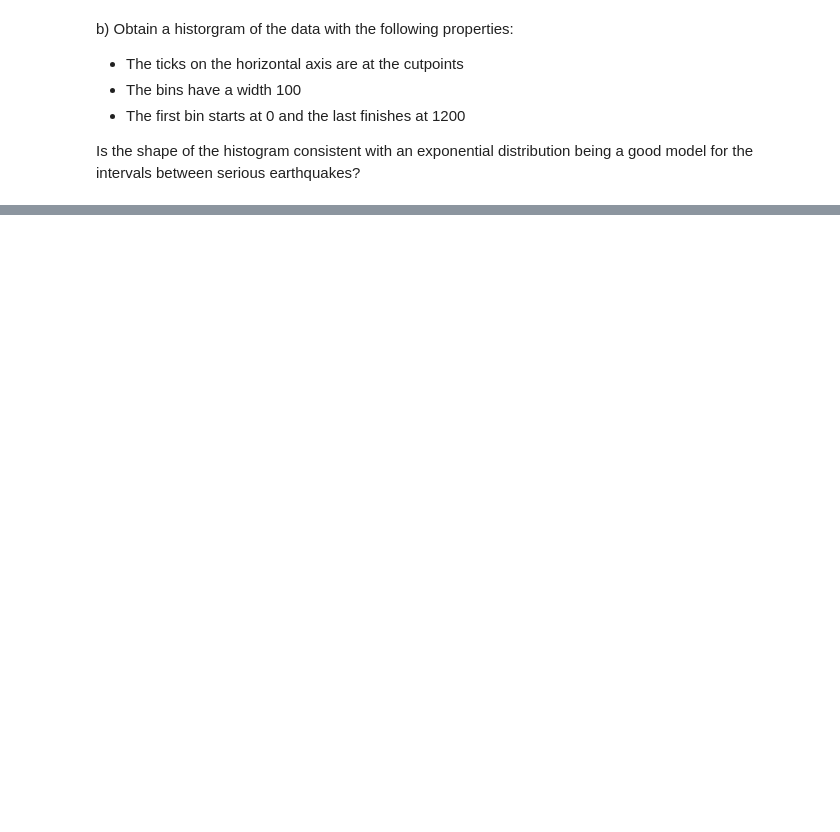
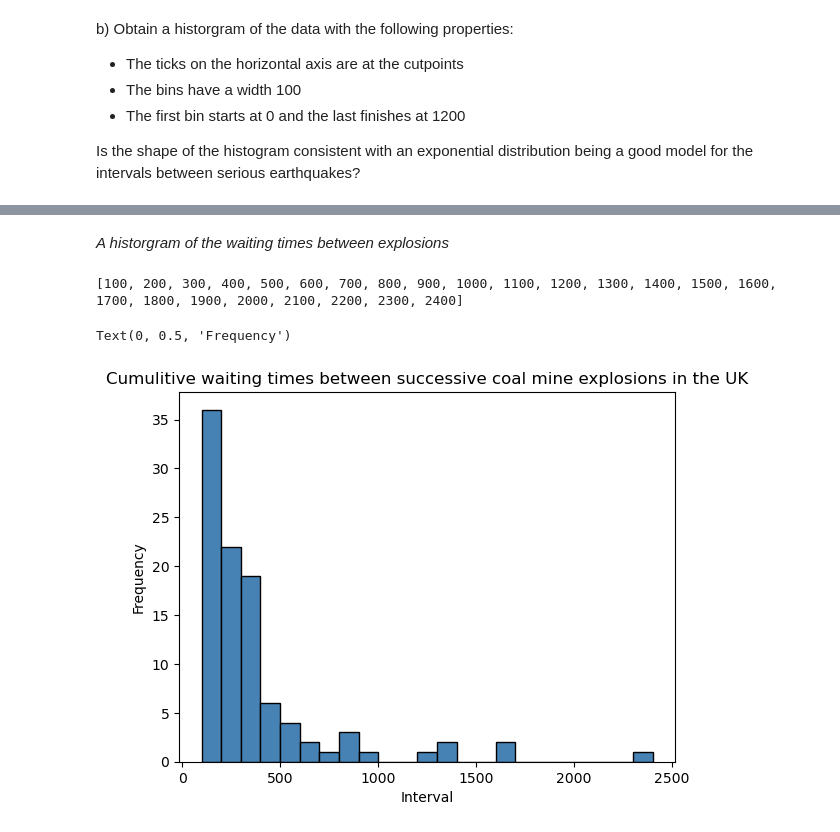
Before and after one commit to segunlonge/OU-M248-Computer-Activities-using-Python, a Jupyter notebook: 10. Computer Book A - The Poisson Processes.ipynb, the cells around one changed output, grey strips where cells are left out. Drawn from its saved outputs; the diff is of its cells as text; code cells hidden in the pictures; blank space fills up the shorter version.

```diff
--- a/10. Computer Book A - The Poisson Processes.ipynb
+++ b/10. Computer Book A - The Poisson Processes.ipynb
@@ -136,0 +221,26 @@ Is the shape of the histogram consistent with an exponential distribution being
+# %% [markdown]
+*A historgram of the waiting times between explosions*
+# %%
+import pandas as pd
+import matplotlib.pyplot as plt
+
+# Load data from csv
+df = pd.read_csv(r'C:\Python\OU M248 Data Analysis using Python\Data files\coal.csv')
+
+# print(df.head()) #return the first 5 rows of the dataframe
+
+# Define cutpoints
+cutpoints = list(range(100, 2401, 100))
+print(cutpoints)
+
+# Plot histogram from Weight change column
+plt.hist(df['Interval'], bins=cutpoints, color='steelblue', edgecolor='black', density=False) #Density=False means not to convert to unit area histog
+
+# Add labels and a title
+plt.title('Cumulitive waiting times between successive coal mine explosions in the UK')
+plt.xlabel('Interval')
+plt.ylabel('Frequency')
+# %% [output]
+[100, 200, 300, 400, 500, 600, 700, 800, 900, 1000, 1100, 1200, 1300, 1400, 1500, 1600, 1700, 1800, 1900, 2000, 2100, 2200, 2300, 2400]
+Text(0, 0.5, 'Frequency')
+[figure, added]
```
Also changed, not shown: parts of 32 cells of this notebook, 2 other files.
